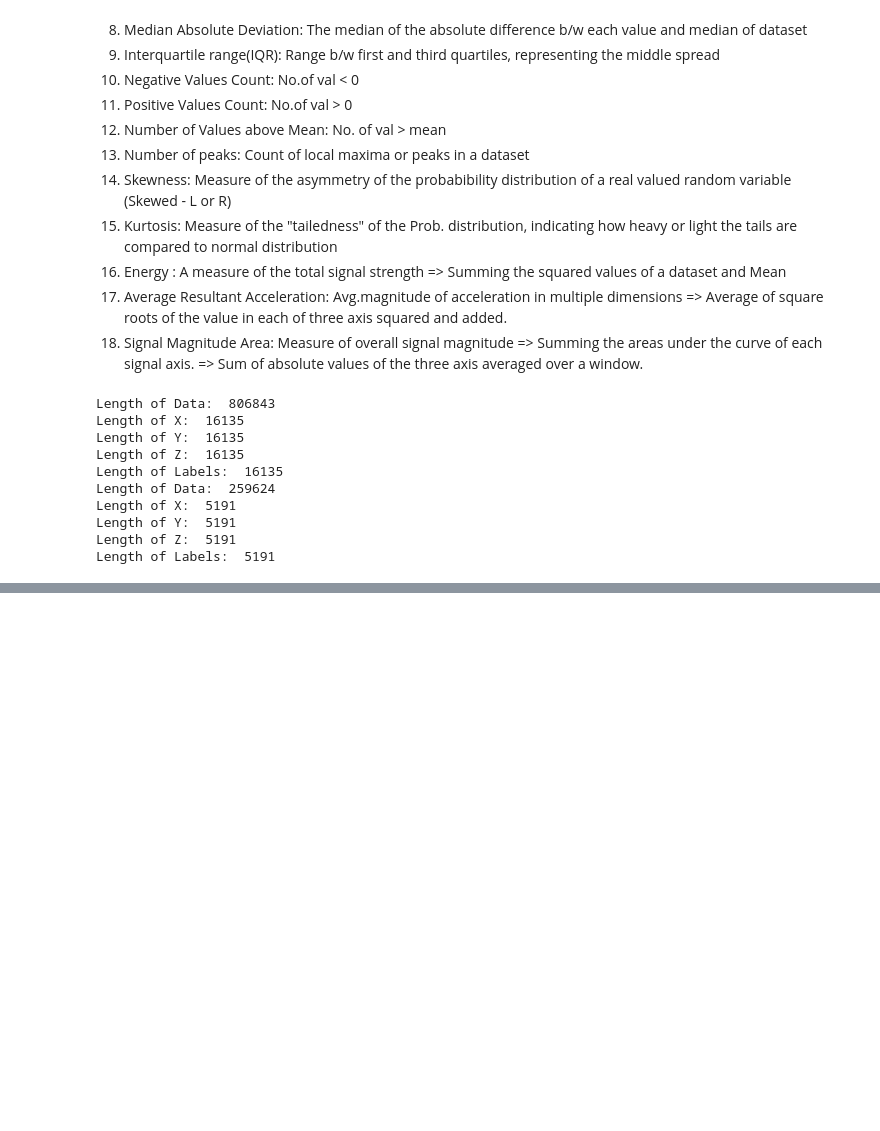
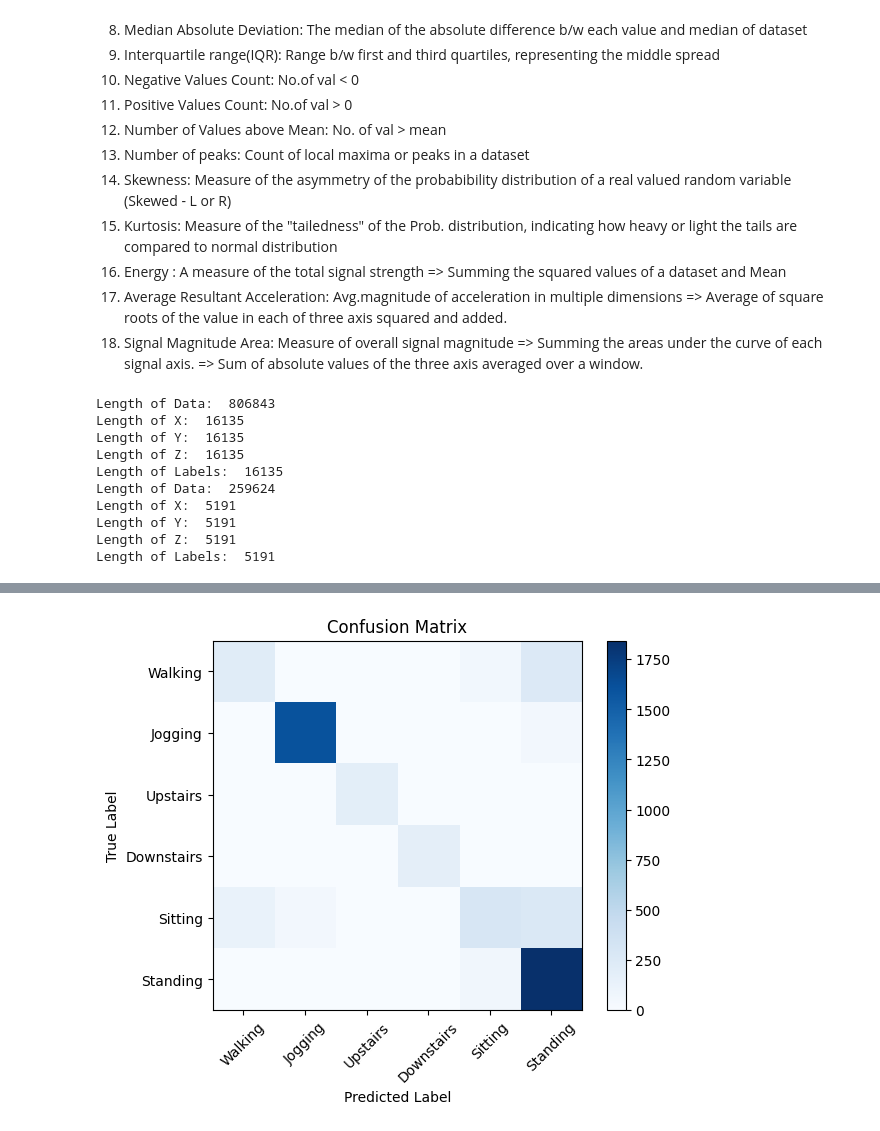
Before and after one commit to udaygirish/time_series_experiments, a Jupyter notebook: exploration.ipynb, the cells around one changed output, grey strips where cells are left out. Drawn from its saved outputs; the diff is of its cells as text; code cells hidden in the pictures; blank space fills up the shorter version.

```diff
--- a/exploration.ipynb
+++ b/exploration.ipynb
@@ -678,0 +714,38 @@ ValueError: Input X contains infinity or a value too large for dtype('float64').
+# %%
+# Random Forest
+pipe = Pipeline([
+    ('scaler', StandardScaler()),
+    ('classifier', RandomForestClassifier())
+])
+
+# Hyperparameter Tuning
+param_grid = {
+    'classifier__n_estimators': [100, 200, 300],
+    'classifier__max_features': ['auto', 'sqrt', 'log2'],
+    'classifier__max_depth' : [4,5,6,7,8],
+    'classifier__criterion' :['gini', 'entropy']
+}
+
+grid = GridSearchCV(pipe, param_grid, cv = 5, verbose = 3, n_jobs = -1)
+
+grid.fit(X_train, train_labels)
+
+print("Best Parameters: ", grid.best_params_)
+
+train_preds = grid.predict(X_train)
+test_preds = grid.predict(X_test)
+
+print("Train Accuracy: ", accuracy_score(train_labels, train_preds))
+print("Test Accuracy: ", accuracy_score(test_labels, test_preds))
+
+print("Train F1 Score: ", f1_score(train_labels, train_preds, average = "weighted"))
+print("Test F1 Score: ", f1_score(test_labels, test_preds, average = "weighted"))
+
+print("Train Precision: ", precision_score(train_labels, train_preds, average = "weighted"))
+print("Test Precision: ", precision_score(test_labels, test_preds, average = "weighted"))
+
+print("Train Recall: ", recall_score(train_labels, train_preds, average = "weighted"))
+print("Test Recall: ", recall_score(test_labels, test_preds, average = "weighted"))
+
+print("confusion_matrix: ", confusion_matrix(test_labels, test_preds))
+print("classification_report: ", classification_report(test_labels, test_preds))
@@ -678,0 +770,6 @@ ValueError: Input X contains infinity or a value too large for dtype('float64').
+# %%
+# Plot Confusion Matrix
+
+plot_confusion_matrix(test_labels, test_preds, classes = df["activity"].unique())
+# %% [output]
+[figure, added]
```
Also changed, not shown: parts of 8 cells of this notebook.
